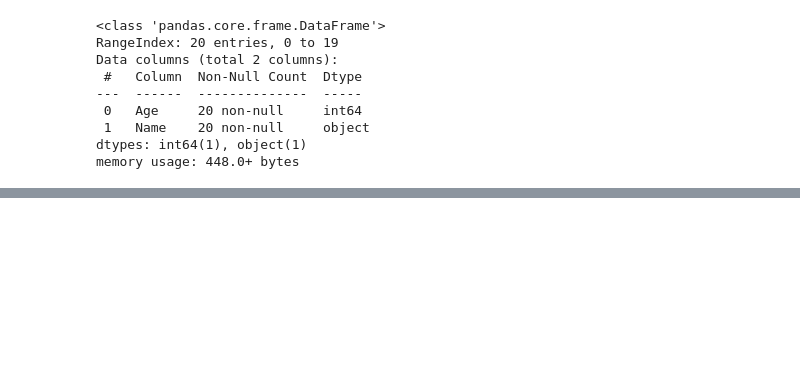
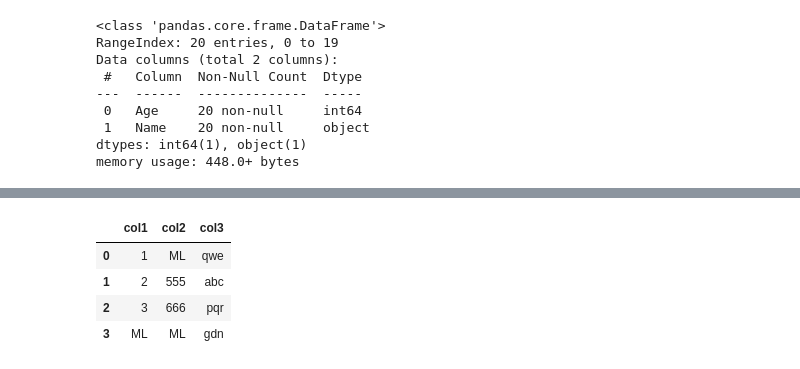
Before and after one commit to Deepanshuchauhan123/Machine-Learning, a Jupyter notebook: Pandas/Pandas.ipynb, the cells around one changed output, grey strips where cells are left out. Saved outputs shown, nothing was run; the diff lists cells and outputs as text; code cells hidden in the pictures; blank space fills up the shorter version.

```diff
--- a/Pandas/Pandas.ipynb
+++ b/Pandas/Pandas.ipynb
@@ -371,0 +461,9 @@ df.sort_index(axis=0, ascending=True)
+# %%
+# fill null values
+df.fillna('ML')
+# %% [output]
+|  | col1 | col2 | col3 |
+| 0 | 1 | ML | qwe |
+| 1 | 2 | 555 | abc |
+| 2 | 3 | 666 | pqr |
+| 3 | ML | ML | gdn |
```
Also changed, not shown: parts of 37 cells of this notebook.
